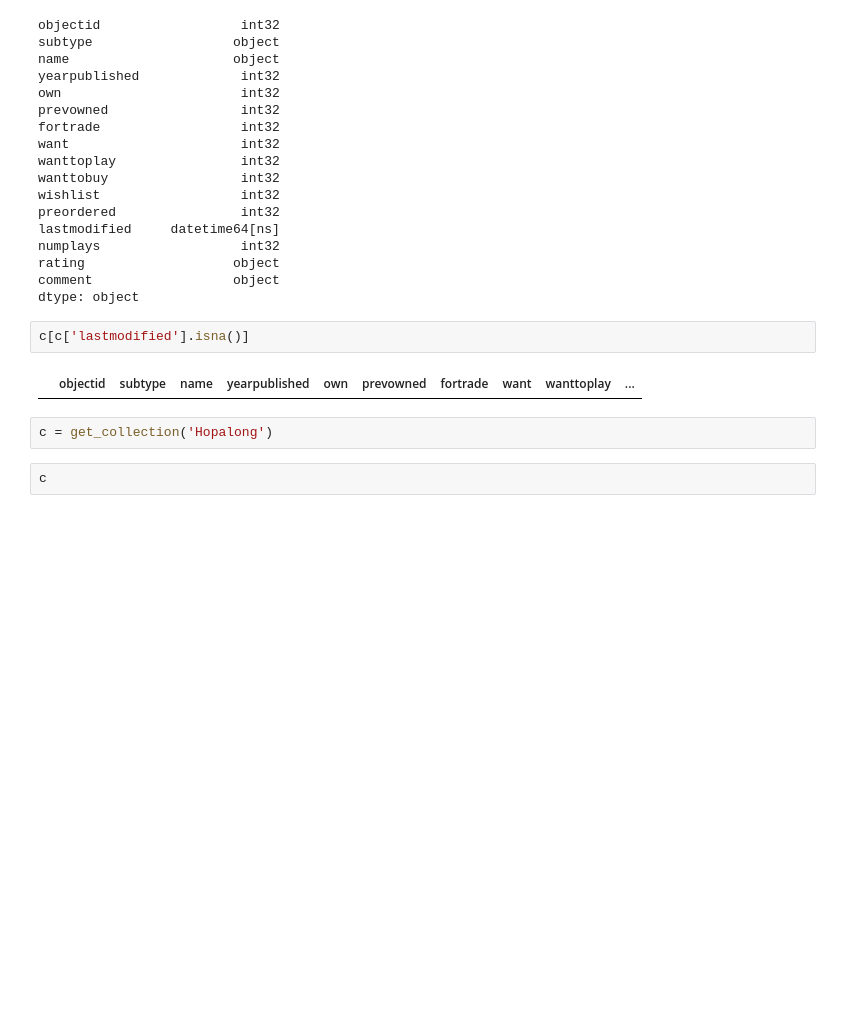
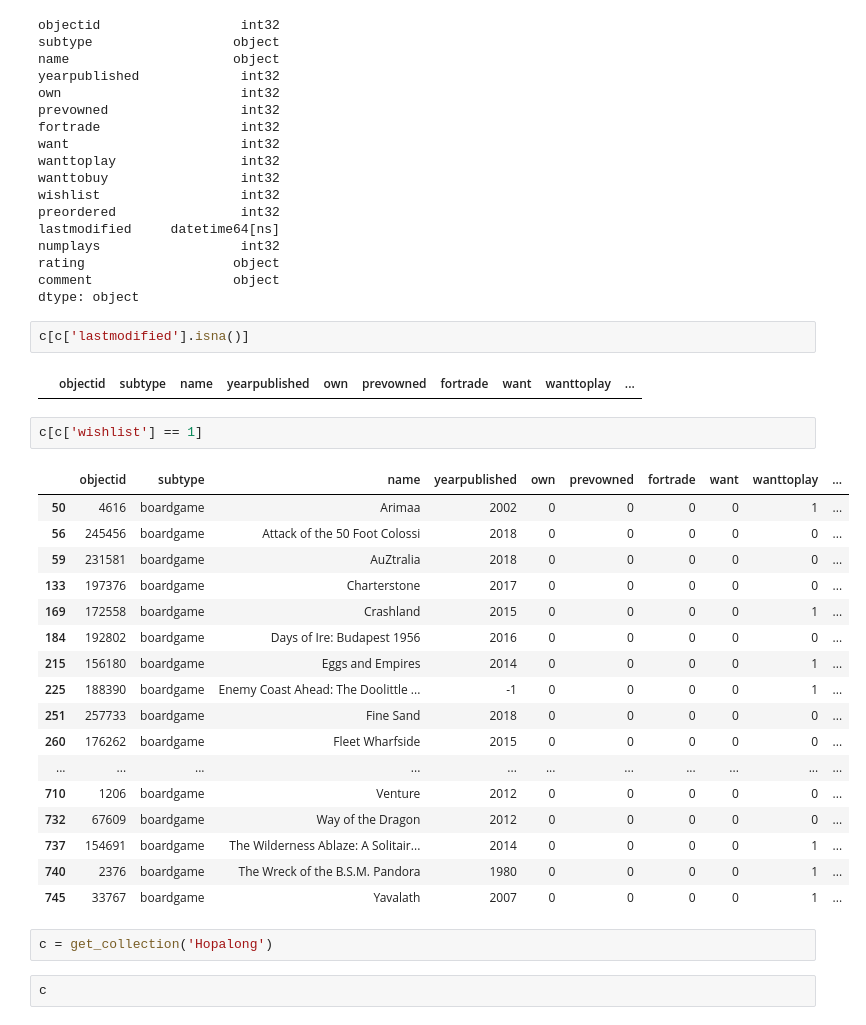
Before and after one commit to craw-daddy/BoardGame, a Jupyter notebook: parsing-data.ipynb, the cells around one changed output. Drawn from its saved outputs; the diff is of its cells as text; blank space fills up the shorter version.

```diff
--- a/parsing-data.ipynb
+++ b/parsing-data.ipynb
@@ -153,6 +155,26 @@ dtype: object
 c[c['lastmodified'].isna()]
 # %% [output]
 |  | objectid | subtype | name | yearpublished | own | prevowned | fortrade | want | wanttoplay | ... |
+# %%
+c[c['wishlist'] == 1]
+# %% [output]
+|  | objectid | subtype | name | yearpublished | own | prevowned | fortrade | want | wanttoplay | ... |
+| 50 | 4616 | boardgame | Arimaa | 2002 | 0 | 0 | 0 | 0 | 1 | ... |
+| 56 | 245456 | boardgame | Attack of the 50 Foot Colossi | 2018 | 0 | 0 | 0 | 0 | 0 | ... |
+| 59 | 231581 | boardgame | AuZtralia | 2018 | 0 | 0 | 0 | 0 | 0 | ... |
+| 133 | 197376 | boardgame | Charterstone | 2017 | 0 | 0 | 0 | 0 | 0 | ... |
+| 169 | 172558 | boardgame | Crashland | 2015 | 0 | 0 | 0 | 0 | 1 | ... |
+| 184 | 192802 | boardgame | Days of Ire: Budapest 1956 | 2016 | 0 | 0 | 0 | 0 | 0 | ... |
+| 215 | 156180 | boardgame | Eggs and Empires | 2014 | 0 | 0 | 0 | 0 | 1 | ... |
+| 225 | 188390 | boardgame | Enemy Coast Ahead: The Doolittle ... | -1 | 0 | 0 | 0 | 0 | 1 | ... |
+| 251 | 257733 | boardgame | Fine Sand | 2018 | 0 | 0 | 0 | 0 | 0 | ... |
+| 260 | 176262 | boardgame | Fleet Wharfside | 2015 | 0 | 0 | 0 | 0 | 0 | ... |
+| ... | ... | ... | ... | ... | ... | ... | ... | ... | ... | ... |
+| 710 | 1206 | boardgame | Venture | 2012 | 0 | 0 | 0 | 0 | 0 | ... |
+| 732 | 67609 | boardgame | Way of the Dragon | 2012 | 0 | 0 | 0 | 0 | 0 | ... |
+| 737 | 154691 | boardgame | The Wilderness Ablaze: A Solitair... | 2014 | 0 | 0 | 0 | 0 | 1 | ... |
+| 740 | 2376 | boardgame | The Wreck of the B.S.M. Pandora | 1980 | 0 | 0 | 0 | 0 | 1 | ... |
+| 745 | 33767 | boardgame | Yavalath | 2007 | 0 | 0 | 0 | 0 | 1 | ... |
 # %%
 c = get_collection('Hopalong')
 # %%
```
Also changed, not shown: parts of 10 cells of this notebook.
